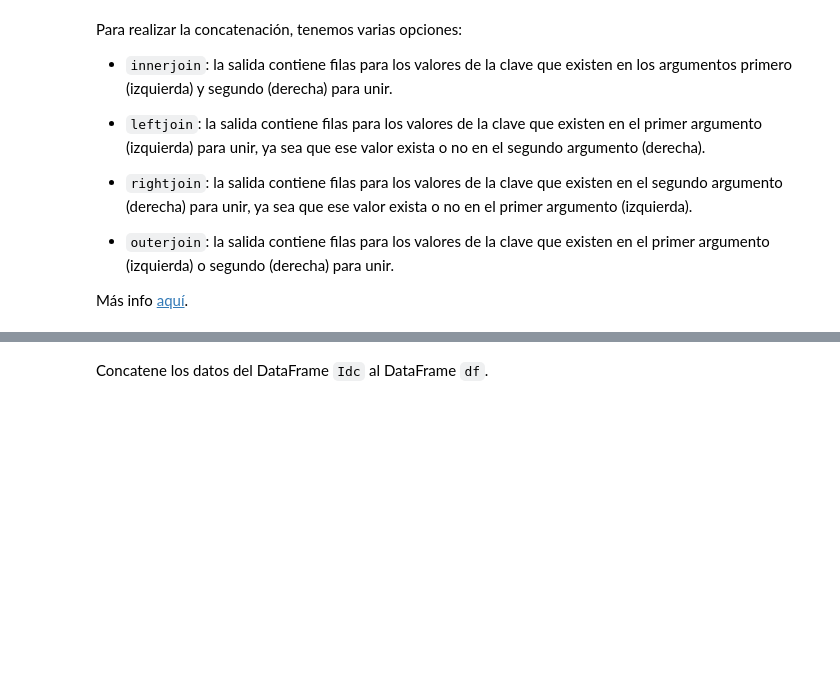
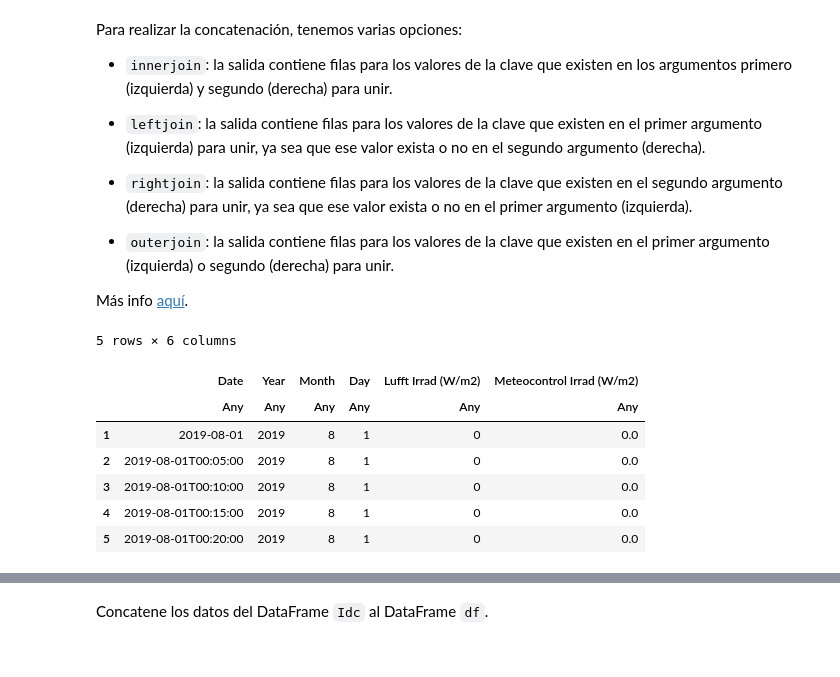
Before and after one commit to dcanonl/ua-imec2001-hc-202210, a Jupyter notebook: content/week2/C3_visualizaciones.ipynb, the cells around one changed output, grey strips where cells are left out. Saved outputs shown, nothing was run; the diff lists cells and outputs as text; code cells hidden in the pictures; blank space fills up the shorter version.

```diff
--- a/content/week2/C3_visualizaciones.ipynb
+++ b/content/week2/C3_visualizaciones.ipynb
@@ -345,3 +637,14 @@ Para realizar la concatenación, tenemos varias opciones:
 - `outerjoin`: la salida contiene filas para los valores de la clave que existen en el primer argumento (izquierda) o segundo (derecha) para unir.
 
 Más info [aquí](https://dataframes.juliadata.org/stable/man/joins/).
+# %%
+first(rad, 5)
+# %% [output]
+5 rows × 6 columns
+|  | Date | Year | Month | Day | Lufft Irrad (W/m2) | Meteocontrol Irrad (W/m2) |
+|  | Any | Any | Any | Any | Any | Any |
+| 1 | 2019-08-01 | 2019 | 8 | 1 | 0 | 0.0 |
+| 2 | 2019-08-01T00:05:00 | 2019 | 8 | 1 | 0 | 0.0 |
+| 3 | 2019-08-01T00:10:00 | 2019 | 8 | 1 | 0 | 0.0 |
+| 4 | 2019-08-01T00:15:00 | 2019 | 8 | 1 | 0 | 0.0 |
+| 5 | 2019-08-01T00:20:00 | 2019 | 8 | 1 | 0 | 0.0 |
```
Also changed, not shown: parts of 49 cells of this notebook, 1 other file.
